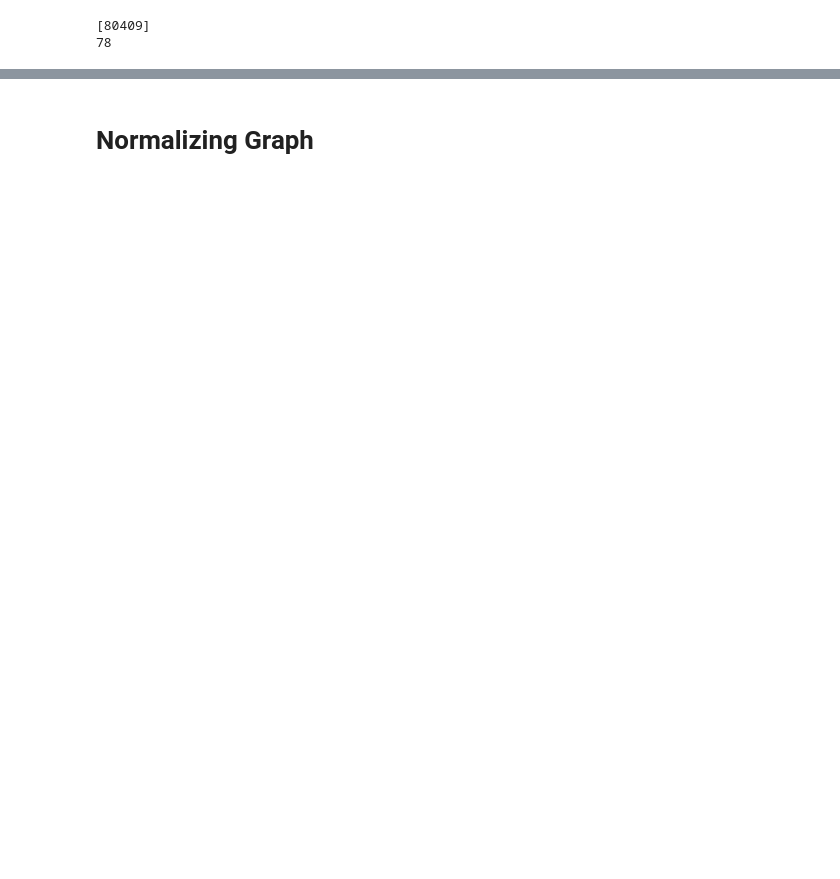
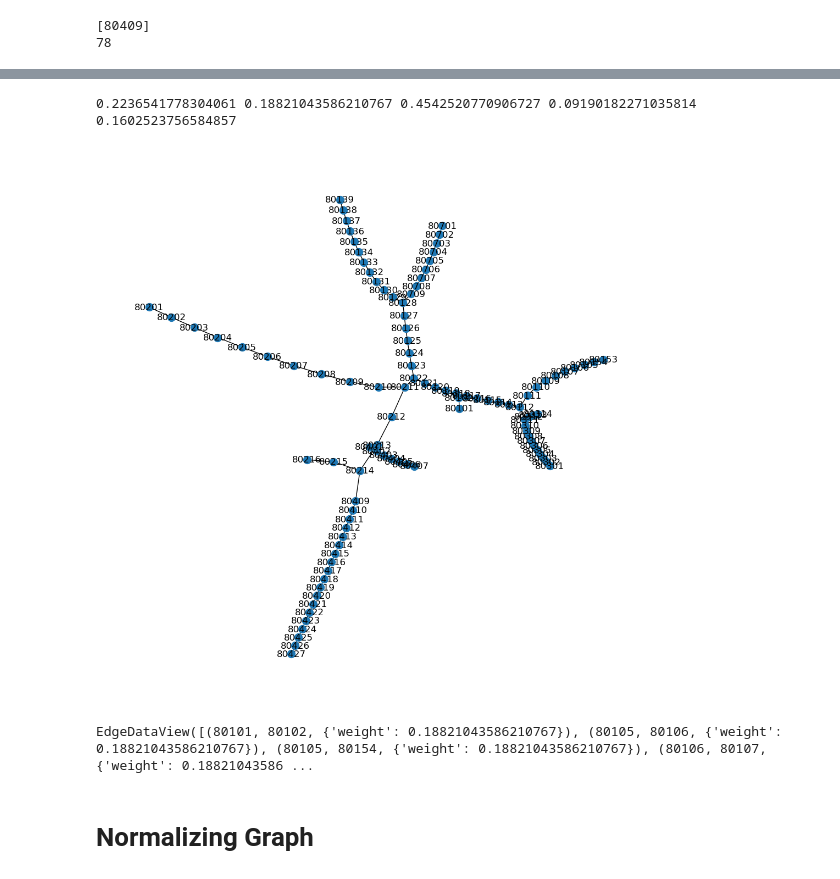
Before and after one commit to sreejeetsreenivasan/PIC16B-Project, a Jupyter notebook: Bowen Testing/TestingNotebook.ipynb, the cells around one changed output, grey strips where cells are left out. Saved outputs shown, nothing was run; the diff lists cells and outputs as text; code cells hidden in the pictures; blank space fills up the shorter version.

```diff
--- a/Bowen Testing/TestingNotebook.ipynb
+++ b/Bowen Testing/TestingNotebook.ipynb
@@ -487,3 +569,54 @@ nx.draw_networkx_edges(rail_network, layout)
+# %%
+boarding_proportions_l = []
+for df in list_of_df:
+    new_df = df.set_index('Boarding Category')
+    if new_df.columns[1][:3] == 'JAN':
+        month = 'JAN'
+    elif new_df.columns[1][:3] == 'FEB':
+        month = 'FEB'
+    elif new_df.columns[1][:3] == 'MAR':
+        month = 'MAR'
+    boarding_proportions_l.append(float(new_df.loc['Proportion of Total Boardings'][f'{month} 2023']))
+    boarding_proportions_l.append(float(new_df.loc['Proportion of Total Boardings'][f'{month} 2022']))
+    boarding_proportions_l.append(float(new_df.loc['Proportion of Total Boardings'][f'{month} 2021']))
+
+
+total_avg = sum(boarding_proportions_l)/len(boarding_proportions_l)
+A_avg = sum(boarding_proportions_l[:9])/9
+E_avg = sum(boarding_proportions_l[9:18])/9
+C_avg = sum(boarding_proportions_l[18:27])/9
+BD_avg = sum(boarding_proportions_l[27:36])/9
+print(total_avg, A_avg, BD_avg, C_avg, E_avg)
+# %% [output]
+0.2236541778304061 0.18821043586210767 0.4542520770906727 0.09190182271035814 0.1602523756584857
+# %%
+network2 = nx.Graph()
+network2.add_nodes_from(rail_network)
+
+for node1, node2 in rail_network.edges:
+    if node1 in route_A:
+        network2.add_edge(node1, node2, weight = A_avg)
+    elif node1 in route_B:
+        network2.add_edge(node1, node2, weight = BD_avg)
+    elif node1 in route_C:
+        network2.add_edge(node1, node2, weight = C_avg)
+    elif node1 in route_E:
+        network2.add_edge(node1, node2, weight = E_avg)
+    elif node1 in route_D:
+        network2.add_edge(node1, node2, weight = BD_avg)
+    else:
+        network2.add_edge(node1, node2, weight = 0.7*total_avg)
+
+# Set figure size
+fig = plt.figure(figsize = (10,10))
+# We use Kamada-Kawai positioning algorithm to plot the nodes of the graph
+nx.draw_kamada_kawai(network2, with_labels=True, node_size=100)
+# %% [output]
+[figure, added]
+# %%
+network2.edges(data = True)
+# %% [output]
+EdgeDataView([(80101, 80102, {'weight': 0.18821043586210767}), (80105, 80106, {'weight': 0.18821043586210767}), (80105, 80154, {'weight': 0.18821043586210767}), (80106, 80107, {'weight': 0.18821043586 ...
 # %% [markdown]
 # Normalizing Graph
 # %%
```
Also changed, not shown: parts of 16 cells of this notebook.
